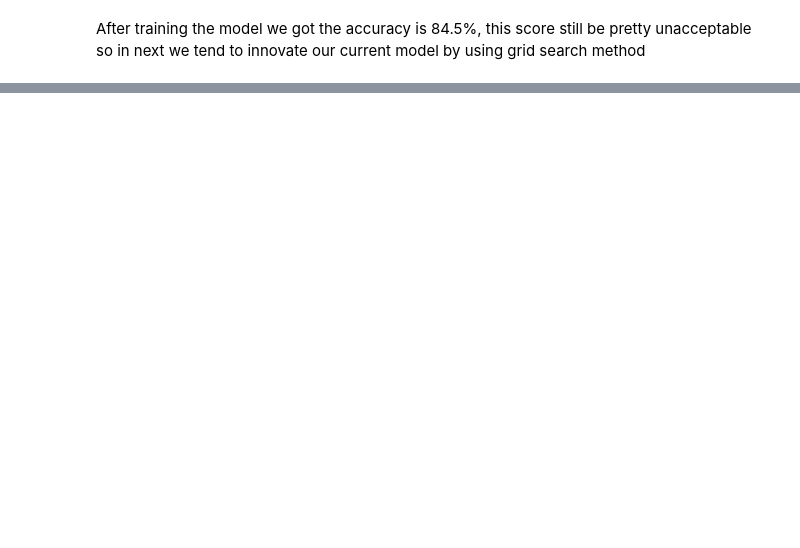
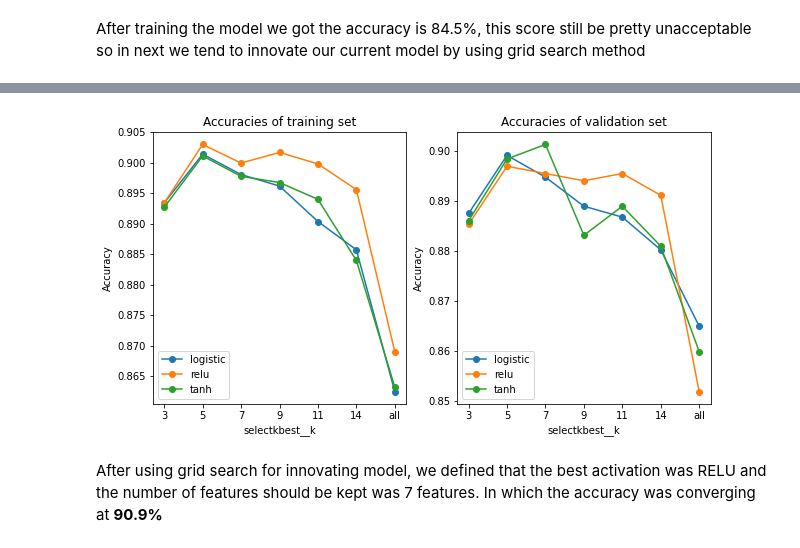
Before and after one commit to camphong24032002/Assignment3-PDS, a Jupyter notebook: Assigment3RMIT.ipynb, the cells around one changed output, grey strips where cells are left out. Drawn from its saved outputs; the diff is of its cells as text; code cells hidden in the pictures; blank space fills up the shorter version.

```diff
--- a/Assigment3RMIT.ipynb
+++ b/Assigment3RMIT.ipynb
@@ -338,3 +393,22 @@ Name: Revenue, Length: 3699, dtype: int64
+# %%
+def plot_grid_search(grid_search, grid_params, attribute='mean_test_score', title='None'):
+    scores = np.array(grid_search.cv_results_[attribute]).reshape(len(grid_params[list(grid_params.keys())[0]]), len(grid_params[list(grid_params.keys())[1]]))
+    for score, param in zip(scores, grid_params[list(grid_params.keys())[0]]):
+        plt.plot(grid_params[list(grid_params.keys())[1]], score, '-o', label=param)
+    plt.legend(loc='lower left')
+    plt.xlabel(list(grid_params.keys())[1])
+    plt.ylabel('Accuracy')
+    plt.title(title)
+
+plt.figure(figsize=(10, 5))
+plt.subplot(1, 2, 1)
+plot_grid_search(grid_search_mlp, param_grid_mlp, title='Accuracies of training set')
+plt.subplot(1, 2, 2)
+plot_grid_search(grid_search_mlp, param_grid_mlp, attribute='split2_test_score', title='Accuracies of validation set')
+# %% [output]
+[figure, added]
+# %% [markdown]
+After using grid search for innovating model, we defined that the best activation was RELU and the number of features should be kept was 7 features. In which the accuracy was converging at **90.9%**
 # %%
 val_acc = grid_search_mlp.score(val_X_df, val_y_sr)*100
 final_score = accuracy_score(grid_search_mlp.predict(test_X_df), test_y_sr, normalize=True)
```
Also changed, not shown: parts of 68 cells of this notebook.
